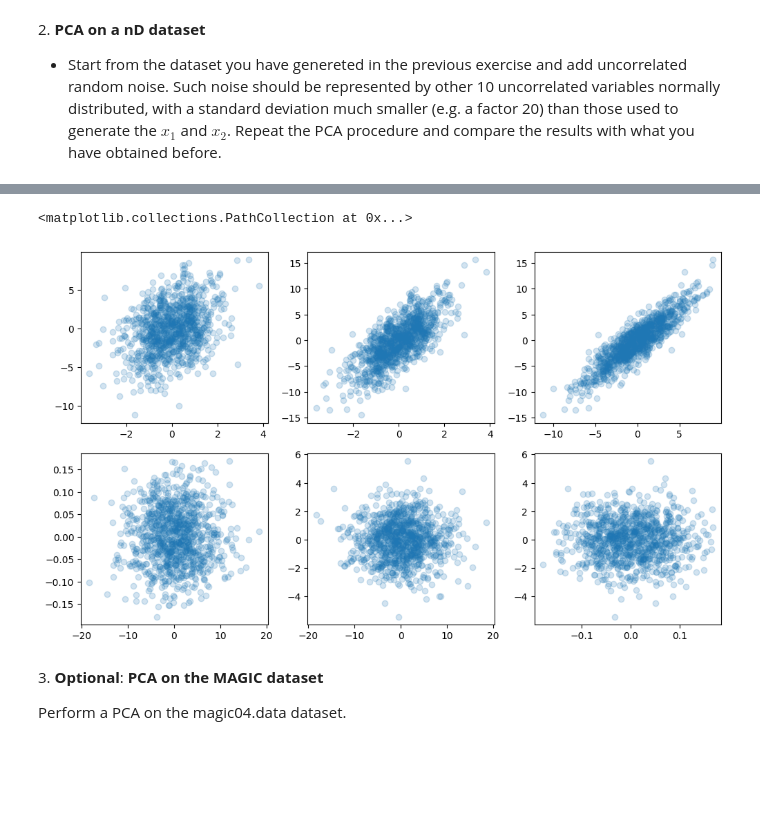
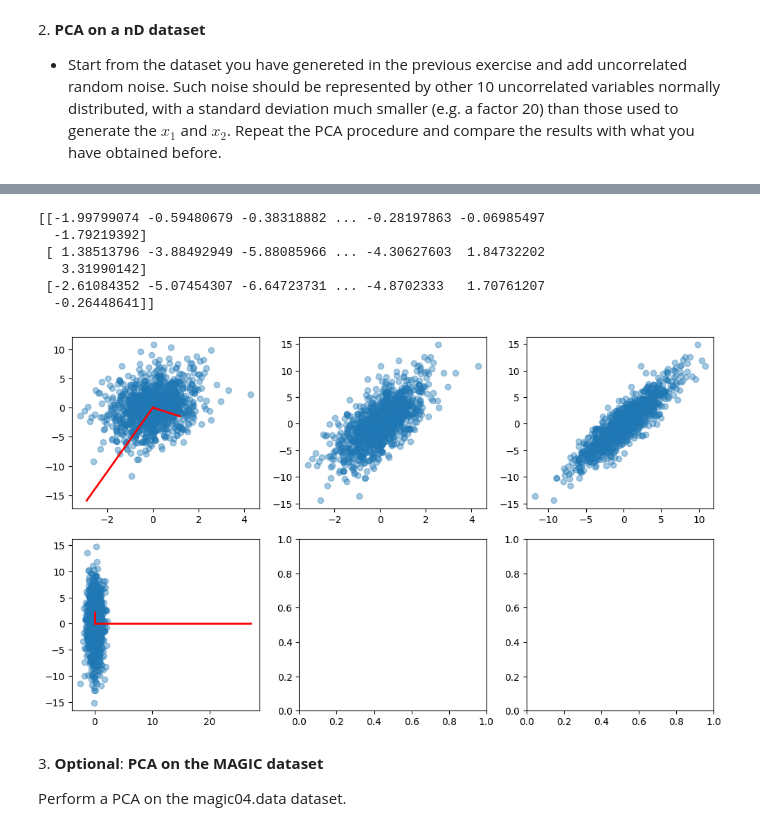
Before and after one commit to anaisbattut/ScientificComputingWithPython2022, a Jupyter notebook: 08ex_algebra.ipynb, the cells around one changed output, grey strips where cells are left out. Drawn from its saved outputs; the diff is of its cells as text; code cells hidden in the pictures; blank space fills up the shorter version.

```diff
--- a/08ex_algebra.ipynb
+++ b/08ex_algebra.ipynb
@@ -138,7 +153,7 @@ print(data)
 * Start from the dataset you have genereted in the previous exercise and add uncorrelated random noise. Such noise should be represented by other 10 uncorrelated variables normally distributed, with a standard deviation much smaller (e.g. a factor 20) than those used to generate the $x_1$ and $x_2$. Repeat the PCA procedure and compare the results with what you have obtained before.
 # %%
 #we had to each features 10 uncorrelated variables normally distributed
-noise = np.random.normal(loc = 0, scale = 1/50, size=(3,1000,10))
+noise = np.random.normal(loc = 0, scale = 1/20, size=(3,1000,10))
 noise_data = data + np.sum(noise, axis=2)
 print(noise_data)
 # %% [output]
@@ -187,0 +203,16 @@ SVD:
+# %%
+Lambda = np.diag(l)
+print("Lambda:\n", Lambda, '\n')
+print("Trace(cov):\n", cov.trace(), '\n')
+print("Trace(Lambda):\n", Lambda.trace(), '\n')
+
+print("By selecting the component 0, we retain %.2f%% of the total variability" % (Lambda[0, 0]/Lambda.trace()))
+print("By selecting the component 1, we retain %.2f%% of the total variability" % (Lambda[1, 1]/Lambda.trace()))
+print("By selecting the component 2, we retain %.2f%% of the total variability" % (Lambda[2, 2]/Lambda.trace()))
+
+#Reduce the dimensionality of the system
+data_reduce = np.array([x1,x3])
+
+cov_reduce = np.cov(data_reduce)
+l_r, V_r = la.eig(cov_reduce)
+l_r = np.real_if_close(cov_reduce)
@@ -188,36 +234,40 @@ SVD:
 # %%
 # rotate all the data points accordingly to the new base by multiplying by the transpose of matrix V
-datap = np.dot(V.T, noise_data)
+datap = np.dot(V_r.T, data_reduce)
 #Scale factor for vizualisation purpose
-scale_factor = 3
+scale_factor = 1
 
 fig, ((ax1, ax2, ax3), (ax4, ax5, ax6)) = plt.subplots(nrows=2, ncols=3, figsize=(10, 6))
 fig.tight_layout()
 
 
-ax1.scatter(data[0, :], data[1,:], alpha=0.2)
-ax2.scatter(data[0, :], data[2,:], alpha=0.2)
-ax3.scatter(data[1, :], data[2,:], alpha=0.2)
-
-#for li, vi in zip(l_svd, V_svd.T):
-#    ax1.plot([0, scale_factor * li * vi[0]], [0, scale_factor * li * vi[1]], 'r-', lw=2)
+ax1.scatter(data[0, :], data[1,:], alpha=0.4)
+ax2.scatter(data[0, :], data[2,:], alpha=0.4)
+ax3.scatter(data[1, :], data[2,:], alpha=0.4)
+for li, vi in zip(l, V.T):
+    ax1.plot([0, scale_factor * li * vi[0]], [0, scale_factor * li * vi[1]], 'r-', lw=2)
 #    ax2.plot([0, scale_factor * li * vi[0]], [0, scale_factor * li * vi[2]], 'r-', lw=2)
 #    ax3.plot([0, scale_factor * li * vi[1]], [0, scale_factor * li * vi[2]], 'r-', lw=2)
 
-ax4.scatter(datap[0, :], datap[1,:], alpha=0.2)
-ax5.scatter(datap[0, :], datap[2,:], alpha=0.2)
-ax6.scatter(datap[1, :], datap[2,:], alpha=0.2)
+ax4.scatter(datap[0, :], datap[1,:], alpha=0.4)
+#ax5.scatter(datap[0, :], datap[2,:], alpha=0.4)
+#ax6.scatter(datap[1, :], datap[2,:], alpha=0.4)
 
-#for li, vi in zip(l_svd, np.dot(V_svd.T, V_svd)): # np.dot(V.T, V) is equivalent to np.diag([1]*len(l))
-#    ax4.plot([0, scale_factor*li*vi[0]], [0, scale_factor*li*vi[1]], 'r-', lw=2)
+for li, vi in zip(l_svd, np.dot(V.T, V)): # np.dot(V.T, V) is equivalent to np.diag([1]*len(l))
+    ax4.plot([0, scale_factor*li*vi[0]], [0, scale_factor*li*vi[1]], 'r-', lw=2)
 #    ax5.plot([0, scale_factor*li*vi[0]], [0, scale_factor*li*vi[2]], 'r-', lw=2)
 #    ax6.plot([0, scale_factor*li*vi[1]], [0, scale_factor*li*vi[2]], 'r-', lw=2)
 
-#if noises that deviate from the data, it is harder to do a PCA. Indeed, the distance betweend each point are larger.
-#Therefore,
+
+print(data)
 # %% [output]
-<matplotlib.collections.PathCollection at 0x...>
+[[-1.99799074 -0.59480679 -0.38318882 ... -0.28197863 -0.06985497
+  -1.79219392]
+ [ 1.38513796 -3.88492949 -5.88085966 ... -4.30627603  1.84732202
+   3.31990142]
+ [-2.61084352 -5.07454307 -6.64723731 ... -4.8702333   1.70761207
+  -0.26448641]]
-[figure, old version]
+[figure, new version]
 # %% [markdown]
 3\. **Optional**: **PCA on the MAGIC dataset**
 
```
Also changed, not shown: parts of 7 cells of this notebook, 2 other files.
